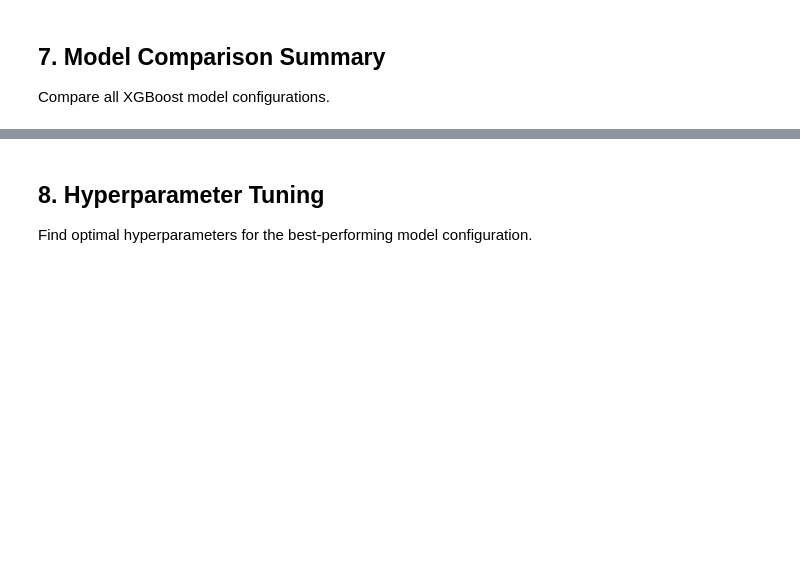
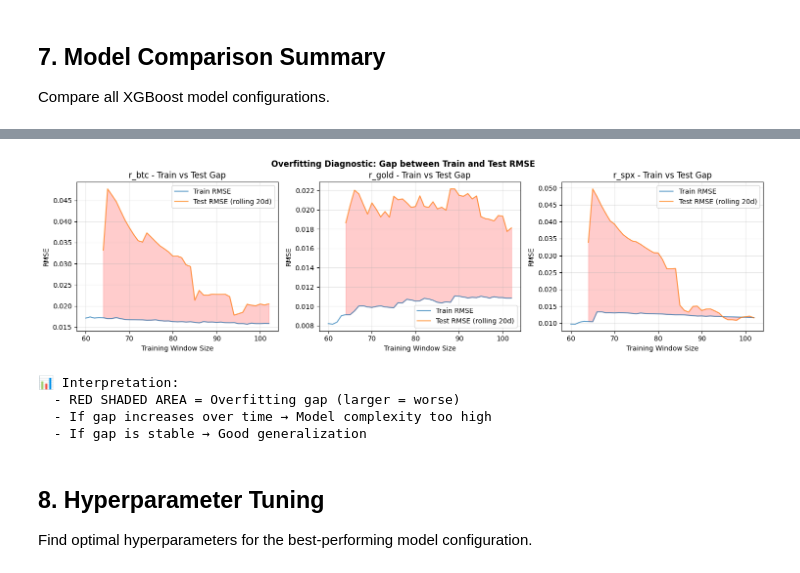
Before and after one commit to isom-ds/youtube-emotion-financial-modelling, a Jupyter notebook: 513_financial_xgboost.ipynb, the cells around one changed output, grey strips where cells are left out. Saved outputs shown, nothing was run; the diff lists cells and outputs as text; code cells hidden in the pictures; blank space fills up the shorter version.

```diff
--- a/513_financial_xgboost.ipynb
+++ b/513_financial_xgboost.ipynb
@@ -645,3 +963,83 @@ Directional Accuracy Improvement (percentage points):
+# %%
+# ============================================================
+# VISUALIZE OVERFITTING: Train vs Test RMSE over time
+# ============================================================
+
+def plot_overfitting_over_time(data, asset, feature_cols, min_train=60):
+    """Plot how train/test gap evolves as training window expands."""
+
+    df_fit = data.dropna(subset=[asset] + feature_cols)
+    y = df_fit[asset].values
+    X = df_fit[feature_cols].values
+
+    scaler = StandardScaler()
+    train_rmses, test_errors, window_sizes = [], [], []
+
+    for i in range(min_train, len(df_fit)):
+        X_train, y_train = X[:i], y[:i]
+        X_test = X[i:i+1]
+        y_test = y[i]
+
+        X_train_scaled = scaler.fit_transform(X_train)
+        X_test_scaled = scaler.transform(X_test)
+
+        model = XGBRegressor(
+            n_estimators=100, max_depth=3, learning_rate=0.05,
+            reg_alpha=0.1, reg_lambda=1.0, min_child_weight=3,
+            subsample=0.8, colsample_bytree=0.8,
+            random_state=42, verbosity=0
+        )
+        model.fit(X_train_scaled, y_train)
+
+        train_pred = model.predict(X_train_scaled)
+        train_rmse = np.sqrt(mean_squared_error(y_train, train_pred))
+
+        test_pred = model.predict(X_test_scaled)[0]
+        test_error = (test_pred - y_test) ** 2
+
+        train_rmses.append(train_rmse)
+        test_errors.append(test_error)
+        window_sizes.append(i)
+
+    # Calculate rolling test RMSE (30-day window)
+    test_errors = np.array(test_errors)
+    rolling_test_rmse = pd.Series(test_errors).rolling(20, min_periods=5).apply(lambda x: np.sqrt(np.mean(x)))
+
+    return window_sizes, train_rmses, rolling_test_rmse.values
+
+# Plot for each asset
+fig, axes = plt.subplots(1, 3, figsize=(15, 4))
+
+for idx, asset in enumerate(assets):
+    feature_cols = get_feature_cols(asset, "epi_full")
+    selected, _ = select_features_by_importance(data, asset, feature_cols, threshold=0.02)
+
+    sizes, train_rmses, test_rmses = plot_overfitting_over_time(data, asset, selected)
+
+    ax = axes[idx]
+    ax.plot(sizes, train_rmses, label='Train RMSE', alpha=0.7)
+    ax.plot(sizes, test_rmses, label='Test RMSE (rolling 20d)', alpha=0.7)
+    ax.fill_between(sizes, train_rmses, test_rmses, alpha=0.2, color='red')
+    ax.set_title(f'{asset} - Train vs Test Gap')
+    ax.set_xlabel('Training Window Size')
+    ax.set_ylabel('RMSE')
+    ax.legend()
+    ax.grid(True, alpha=0.3)
+
+plt.tight_layout()
+plt.suptitle('Overfitting Diagnostic: Gap between Train and Test RMSE', y=1.02, fontsize=12, fontweight='bold')
+plt.show()
+
+print("\n📊 Interpretation:")
+print("  - RED SHADED AREA = Overfitting gap (larger = worse)")
+print("  - If gap increases over time → Model complexity too high")
+print("  - If gap is stable → Good generalization")
+# %% [output]
+[figure, added]
+📊 Interpretation:
+  - RED SHADED AREA = Overfitting gap (larger = worse)
+  - If gap increases over time → Model complexity too high
+  - If gap is stable → Good generalization
 # %% [markdown]
 ## 8. Hyperparameter Tuning
 
```
Also changed, not shown: parts of 15 cells of this notebook.
